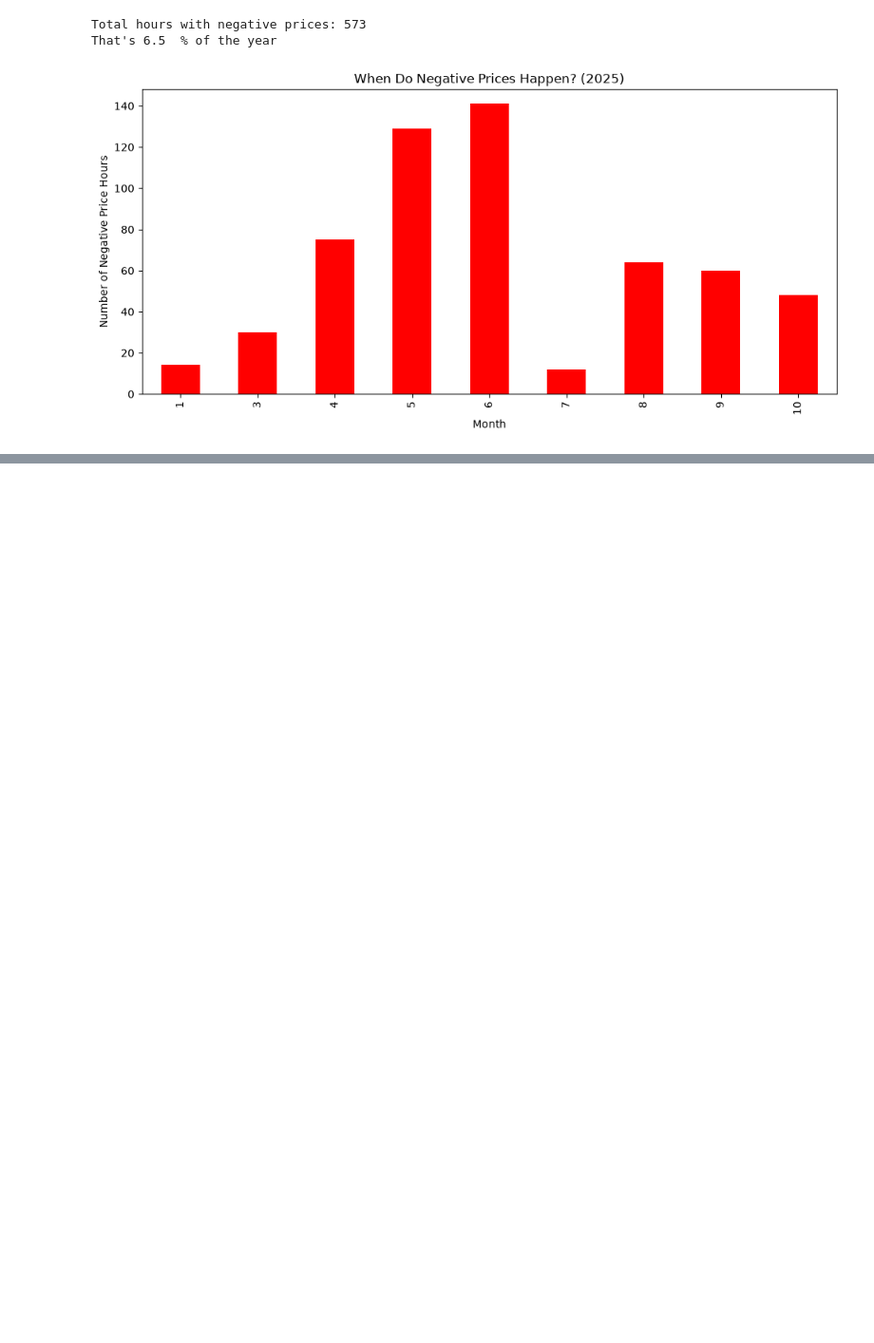
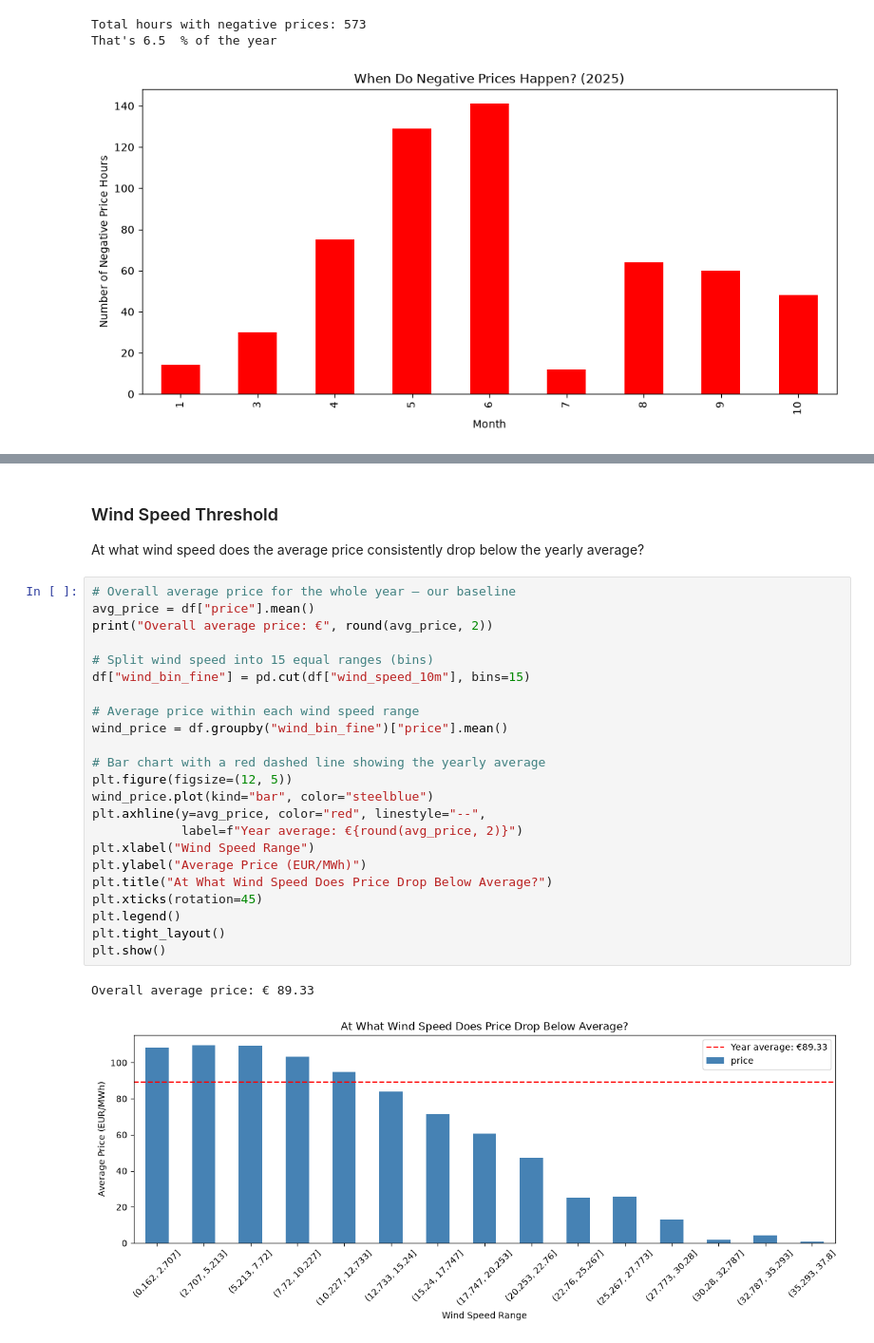
Before and after one commit to imon333/DE_Electricity_price_forecasting, a Jupyter notebook: notebooks/eda.ipynb, the cells around one changed output, grey strips where cells are left out. Shown at 95% size. Drawn from its saved outputs; the diff is of its cells as text; blank space fills up the shorter version.

```diff
--- a/notebooks/eda.ipynb
+++ b/notebooks/eda.ipynb
@@ -153,0 +235,29 @@ That's 6.5  % of the year
+# %% [markdown]
+### Wind Speed Threshold
+At what wind speed does the average price consistently drop below the yearly average?
+# %%
+# Overall average price for the whole year — our baseline
+avg_price = df["price"].mean()
+print("Overall average price: €", round(avg_price, 2))
+
+# Split wind speed into 15 equal ranges (bins)
+df["wind_bin_fine"] = pd.cut(df["wind_speed_10m"], bins=15)
+
+# Average price within each wind speed range
+wind_price = df.groupby("wind_bin_fine")["price"].mean()
+
+# Bar chart with a red dashed line showing the yearly average
+plt.figure(figsize=(12, 5))
+wind_price.plot(kind="bar", color="steelblue")
+plt.axhline(y=avg_price, color="red", linestyle="--",
+            label=f"Year average: €{round(avg_price, 2)}")
+plt.xlabel("Wind Speed Range")
+plt.ylabel("Average Price (EUR/MWh)")
+plt.title("At What Wind Speed Does Price Drop Below Average?")
+plt.xticks(rotation=45)
+plt.legend()
+plt.tight_layout()
+plt.show()
+# %% [output]
+Overall average price: € 89.33
+[figure, added]
```
Also changed, not shown: parts of 8 cells of this notebook.
